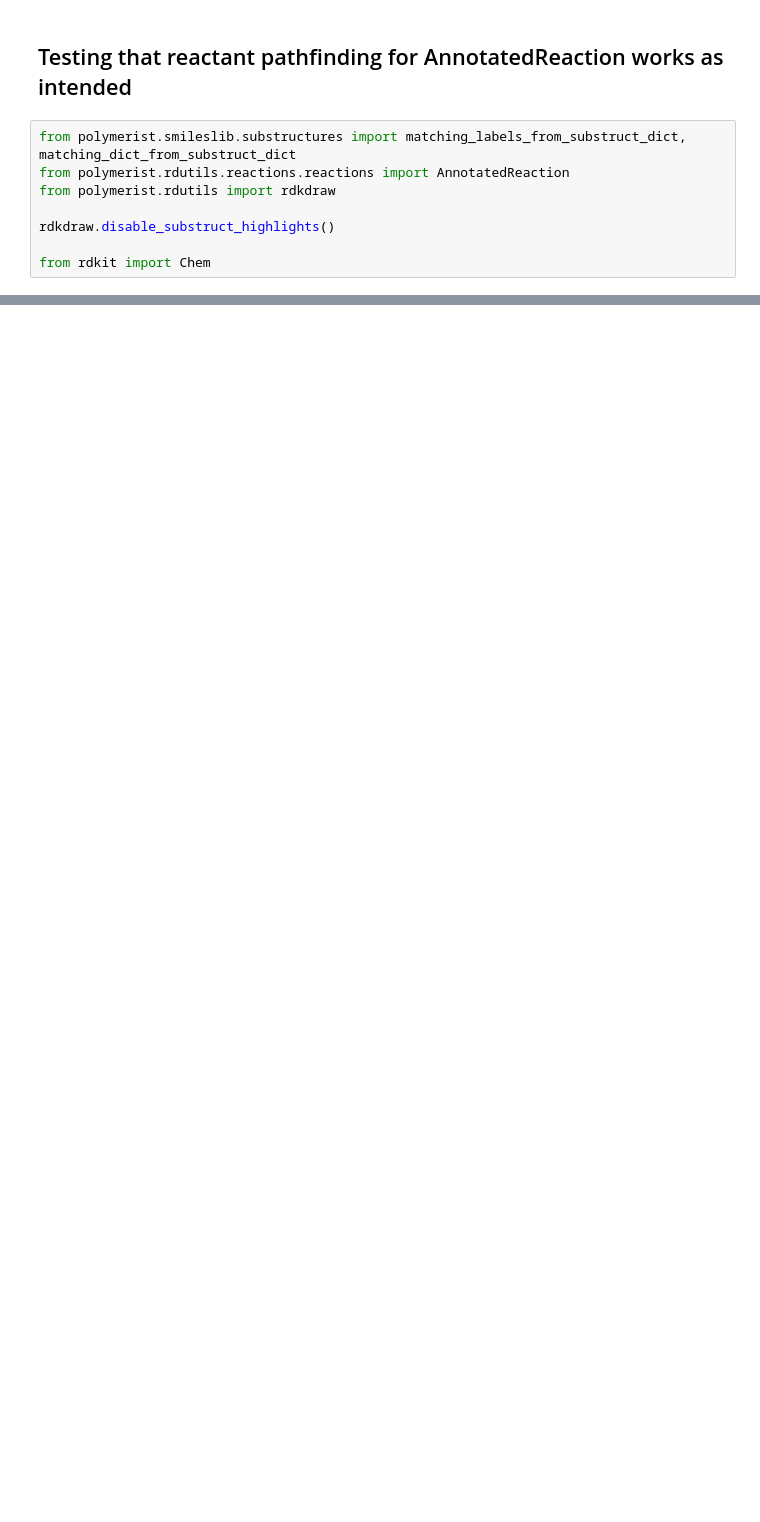
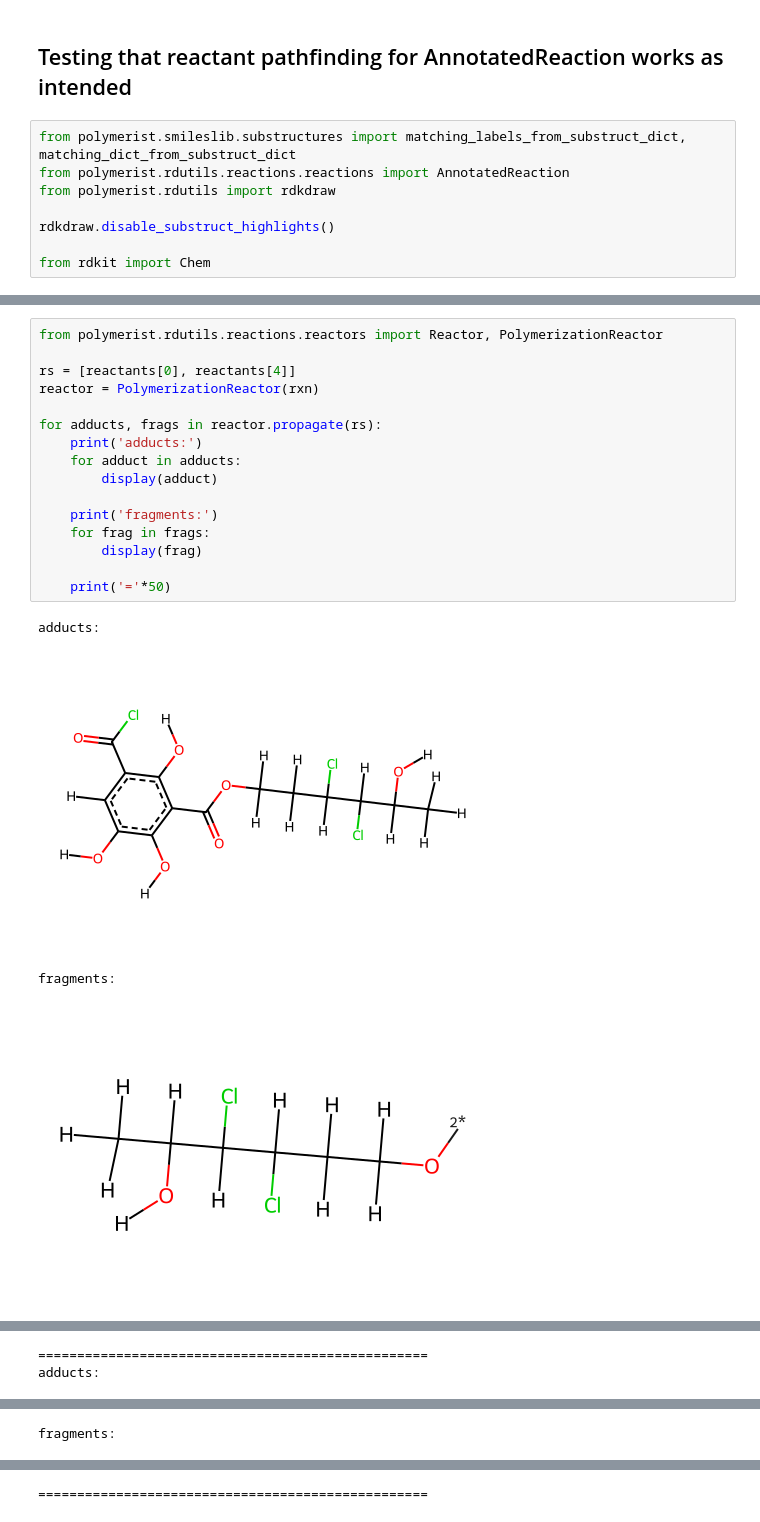
Before and after one commit to timbernat/polymer_workbench, a Jupyter notebook: new_feature_testing.ipynb, the cells around one changed output, grey strips where cells are left out. Cells and saved outputs as stored; diff of their text form; blank space fills up the shorter version.

```diff
--- a/new_feature_testing.ipynb
+++ b/new_feature_testing.ipynb
@@ -120,0 +161,21 @@ for i, rs in enumerate(combinations(reactants, 2)):
+# %%
+from polymerist.rdutils.reactions.reactors import Reactor, PolymerizationReactor
+
+rs = [reactants[0], reactants[4]]
+reactor = PolymerizationReactor(rxn)
+
+for adducts, frags in reactor.propagate(rs):
+    print('adducts:')
+    for adduct in adducts:
+        display(adduct)
+
+    print('fragments:')
+    for frag in frags:
+        display(frag)
+
+    print('='*50)
+# %% [output]
+adducts:
+[figure, added]
+fragments:
+[figure, added]
@@ -120,0 +183,2 @@ for i, rs in enumerate(combinations(reactants, 2)):
+==================================================
+adducts:
@@ -120,0 +186 @@ for i, rs in enumerate(combinations(reactants, 2)):
+fragments:
@@ -120,0 +189 @@ for i, rs in enumerate(combinations(reactants, 2)):
+==================================================
```
Also changed, not shown: parts of 12 cells of this notebook.
